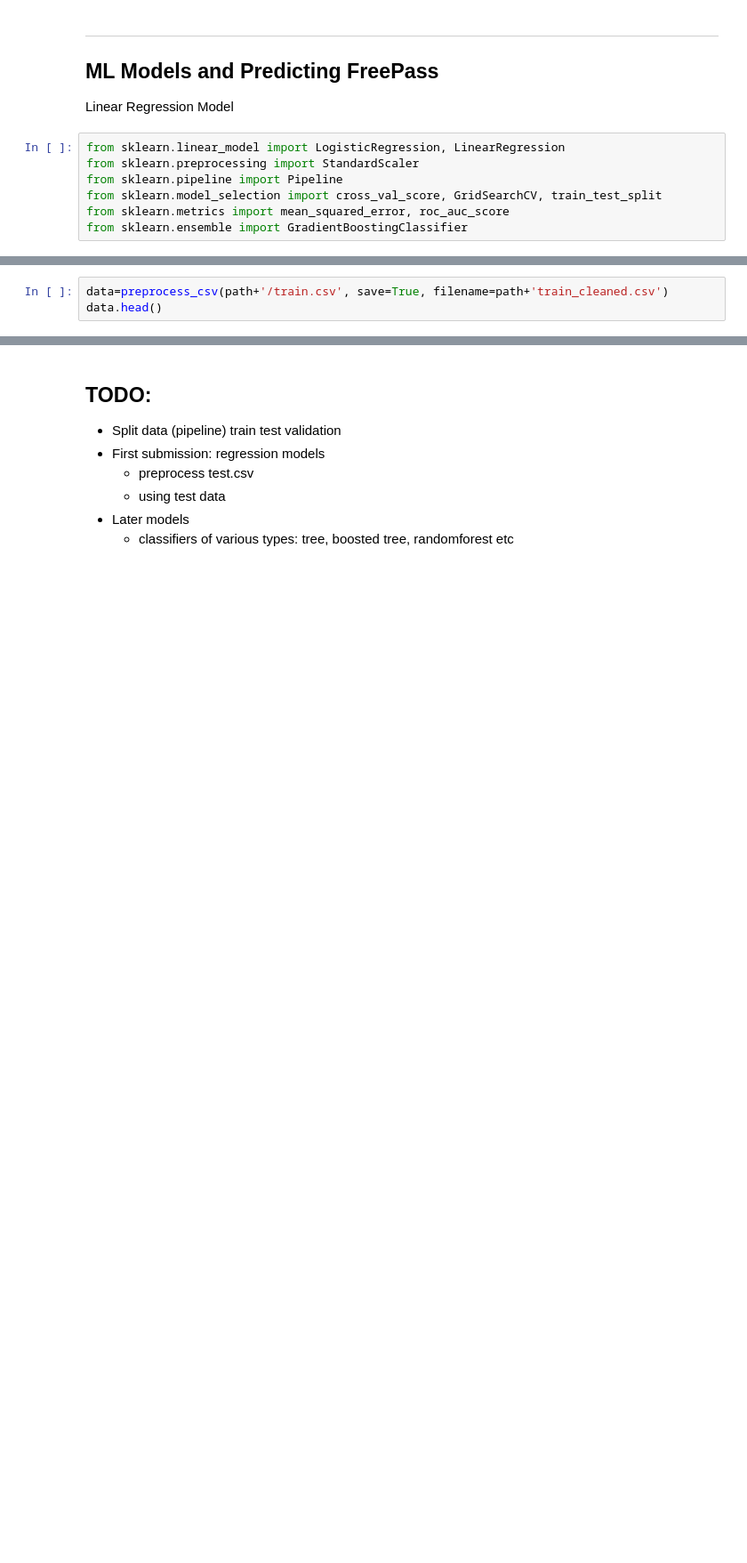
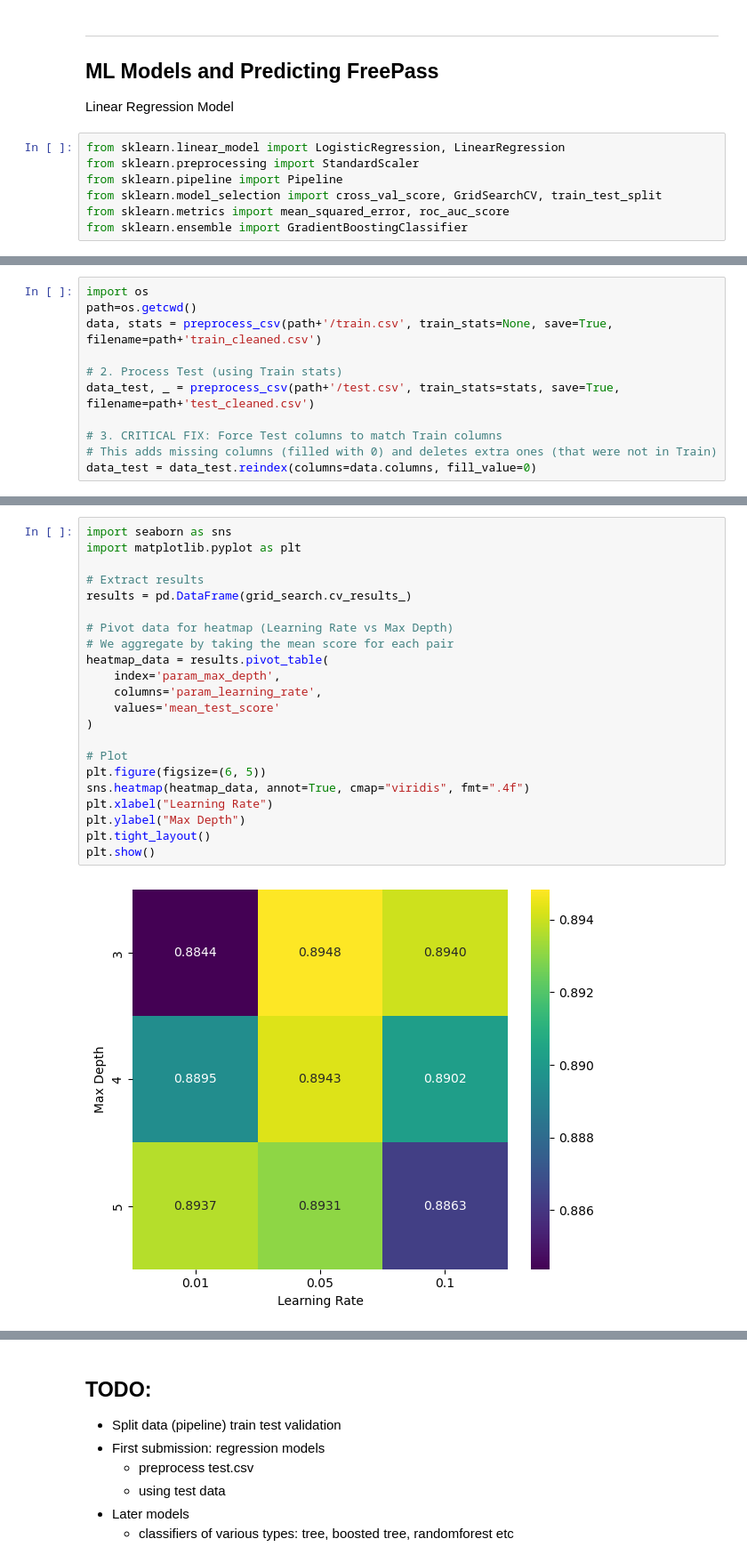
Before and after one commit to peter-clark/intro-to-ml, a Jupyter notebook: exploration.ipynb, the cells around one changed output, grey strips where cells are left out. Shown at 89% size. Saved outputs shown, nothing was run; the diff lists cells and outputs as text; blank space fills up the shorter version.

```diff
--- a/exploration.ipynb
+++ b/exploration.ipynb
@@ -205,3 +12,0 @@ def preprocess_csv(path, save=False, filename=""):
-# %%
-data=preprocess_csv(path+'/train.csv', save=True, filename=path+'train_cleaned.csv')
-data.head()
@@ -242,0 +136,11 @@ Still missing values: 412
+# %%
+import os
+path=os.getcwd()
+data, stats = preprocess_csv(path+'/train.csv', train_stats=None, save=True, filename=path+'train_cleaned.csv')
+
+# 2. Process Test (using Train stats)
+data_test, _ = preprocess_csv(path+'/test.csv', train_stats=stats, save=True, filename=path+'test_cleaned.csv')
+
+# 3. CRITICAL FIX: Force Test columns to match Train columns
+# This adds missing columns (filled with 0) and deletes extra ones (that were not in Train)
+data_test = data_test.reindex(columns=data.columns, fill_value=0)
@@ -414,0 +303,24 @@ dtype: float64
+# %%
+import seaborn as sns
+import matplotlib.pyplot as plt
+
+# Extract results
+results = pd.DataFrame(grid_search.cv_results_)
+
+# Pivot data for heatmap (Learning Rate vs Max Depth)
+# We aggregate by taking the mean score for each pair
+heatmap_data = results.pivot_table(
+    index='param_max_depth',
+    columns='param_learning_rate',
+    values='mean_test_score'
+)
+
+# Plot
+plt.figure(figsize=(6, 5))
+sns.heatmap(heatmap_data, annot=True, cmap="viridis", fmt=".4f")
+plt.xlabel("Learning Rate")
+plt.ylabel("Max Depth")
+plt.tight_layout()
+plt.show()
+# %% [output]
+[figure, added]
```
Also changed, not shown: parts of 35 cells of this notebook, 1 other file.
